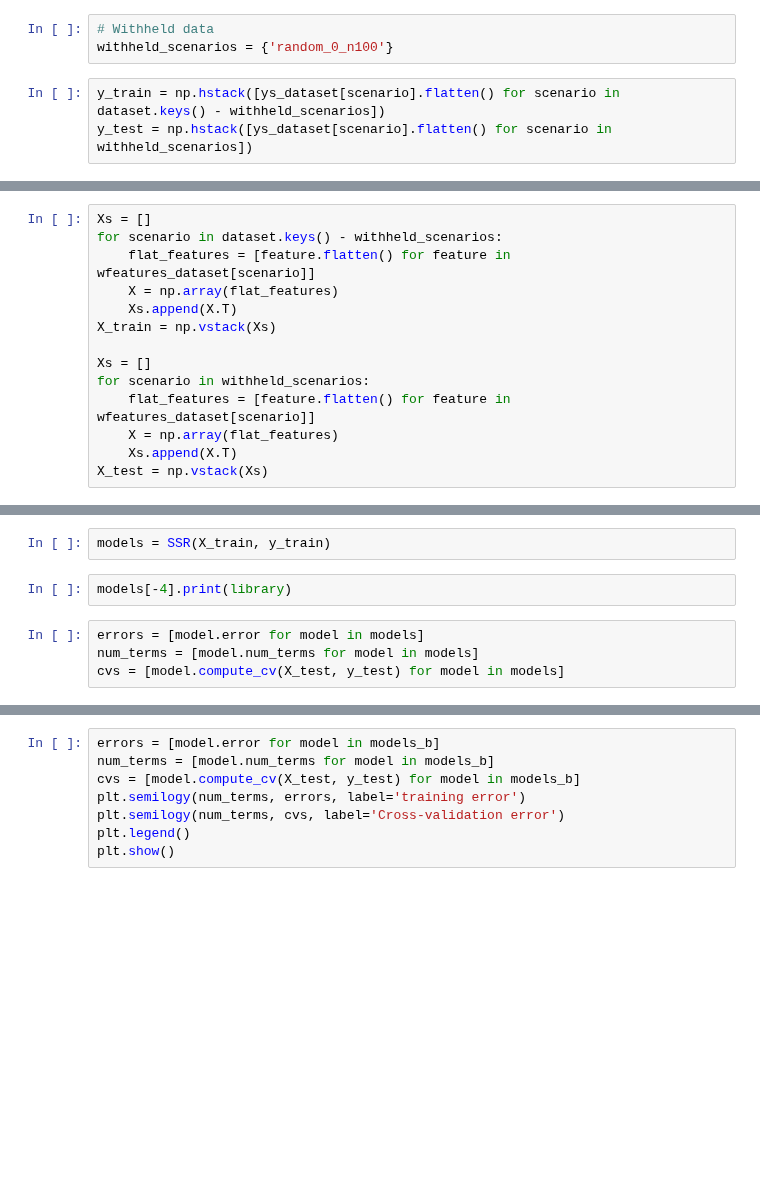
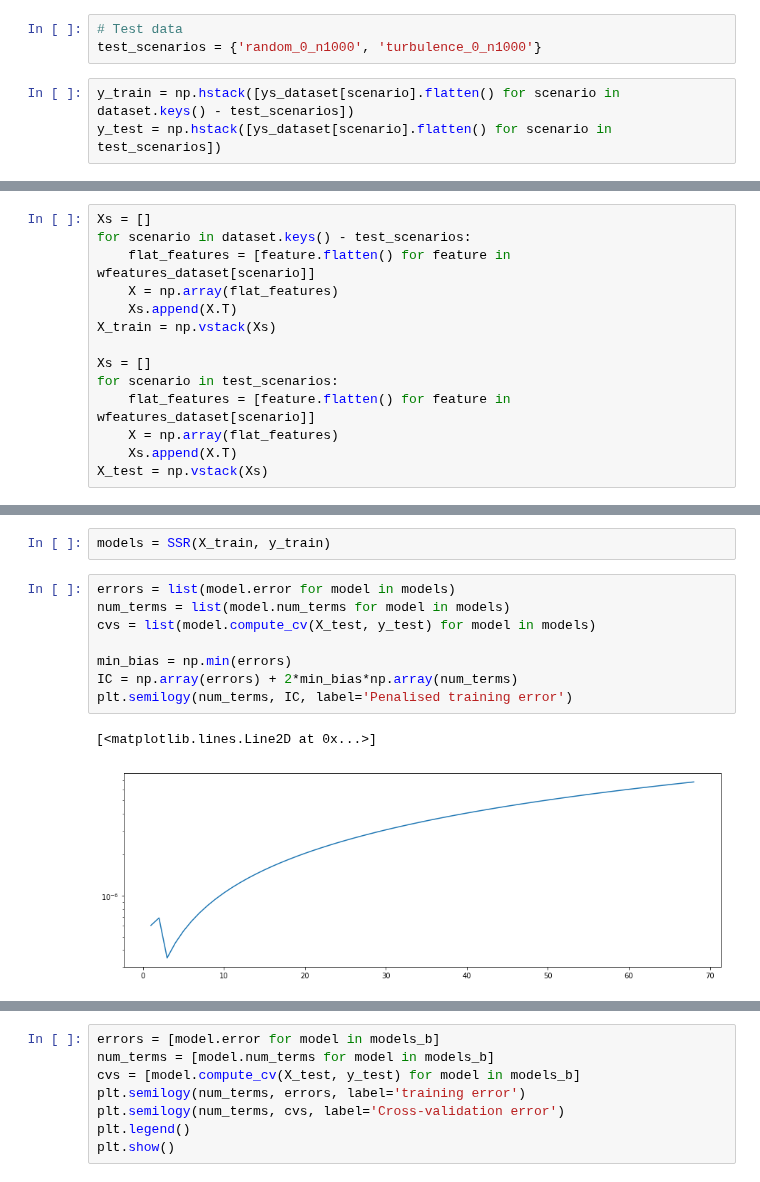
Before and after one commit to etiennerognin/DiluteBrownianDynamics, a Jupyter notebook: data/analyse_Hookean.ipynb, the cells around one changed output, grey strips where cells are left out. Cells and saved outputs as stored; diff of their text form; blank space fills up the shorter version.

```diff
--- a/data/analyse_Hookean.ipynb
+++ b/data/analyse_Hookean.ipynb
@@ -222,11 +227,11 @@ plt.show()
 
 Note: at this point, time differentiation has already been done, so the order of data points doesn't matter.
 # %%
-# Withheld data
-withheld_scenarios = {'random_0_n100'}
+# Test data
+test_scenarios = {'random_0_n1000', 'turbulence_0_n1000'}
 # %%
-y_train = np.hstack([ys_dataset[scenario].flatten() for scenario in dataset.keys() - withheld_scenarios])
-y_test = np.hstack([ys_dataset[scenario].flatten() for scenario in withheld_scenarios])
+y_train = np.hstack([ys_dataset[scenario].flatten() for scenario in dataset.keys() - test_scenarios])
+y_test = np.hstack([ys_dataset[scenario].flatten() for scenario in test_scenarios])
 # %%
 print(y_train.shape)
 print(y_test.shape)
@@ -236,13 +241,13 @@ print(y_test.shape)
 # %%
 Xs = []
-for scenario in dataset.keys() - withheld_scenarios:
+for scenario in dataset.keys() - test_scenarios:
     flat_features = [feature.flatten() for feature in wfeatures_dataset[scenario]]
     X = np.array(flat_features)
     Xs.append(X.T)
 X_train = np.vstack(Xs)
 
 Xs = []
-for scenario in withheld_scenarios:
+for scenario in test_scenarios:
     flat_features = [feature.flatten() for feature in wfeatures_dataset[scenario]]
     X = np.array(flat_features)
     Xs.append(X.T)
@@ -259,9 +264,14 @@ print(X_test.shape)
 from matsindy.optimizer import SSR
 # %%
 models = SSR(X_train, y_train)
-# %%
-models[-4].print(library)
 # %%
-errors = [model.error for model in models]
-num_terms = [model.num_terms for model in models]
-cvs = [model.compute_cv(X_test, y_test) for model in models]
+errors = list(model.error for model in models)
+num_terms = list(model.num_terms for model in models)
+cvs = list(model.compute_cv(X_test, y_test) for model in models)
+
+min_bias = np.min(errors)
+IC = np.array(errors) + 2*min_bias*np.array(num_terms)
+plt.semilogy(num_terms, IC, label='Penalised training error')
+# %% [output]
+[<matplotlib.lines.Line2D at 0x...>]
+[figure, added]
```
Also changed, not shown: parts of 16 cells of this notebook, 14 other files.
